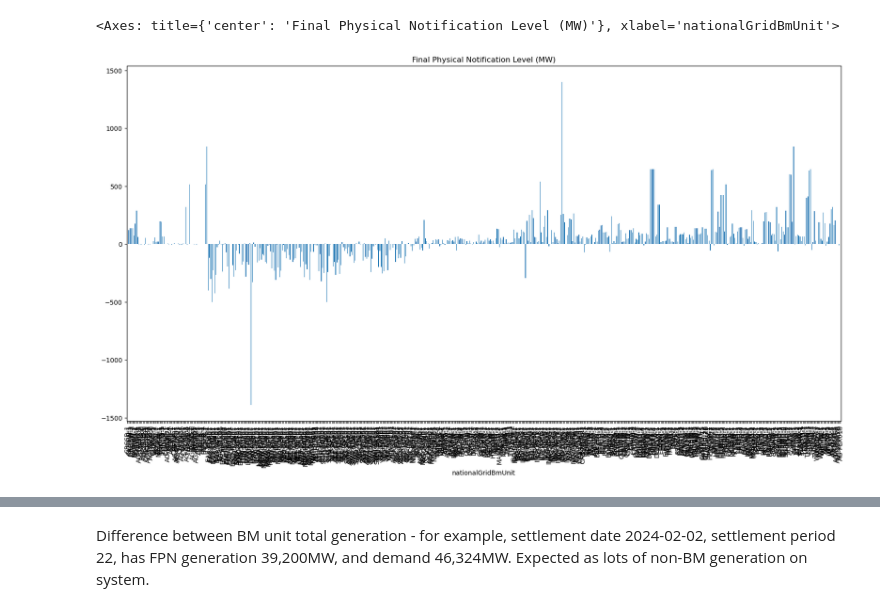
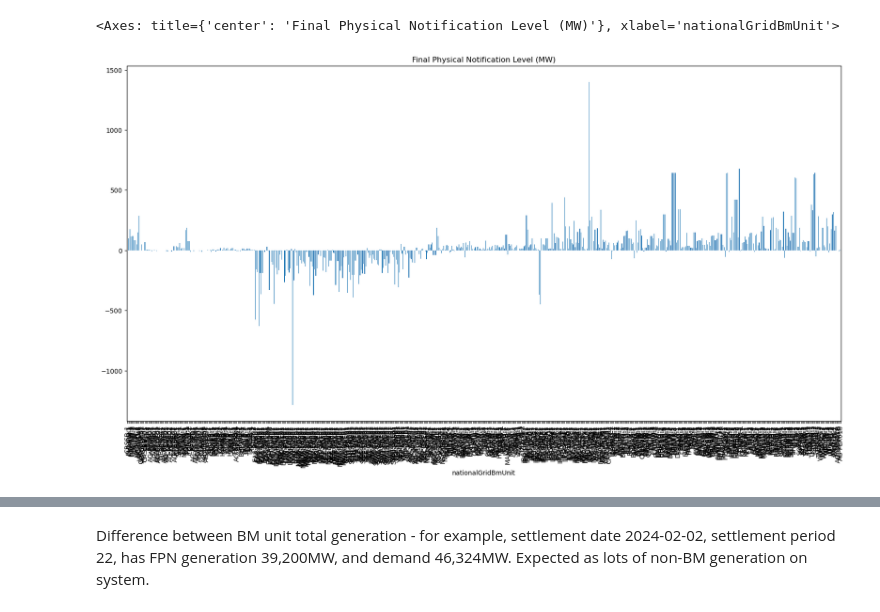
Before and after one commit to LukasFrankenQ/LMP, a Jupyter notebook: notebooks/FPN.ipynb, the cells around one changed output, grey strips where cells are left out. Cells and saved outputs as stored; diff of their text form; code cells hidden in the pictures.

```diff
--- a/notebooks/FPN.ipynb
+++ b/notebooks/FPN.ipynb
@@ -35,6 +35,6 @@ df
 # %%
-ds_plot = df['levelTo'].dropna().astype('float')
+ds_plot = df['levelTo'].fillna('').astype('float')
 ds_plot[ds_plot != 0].plot(kind='bar', figsize=(20, 10), title='Final Physical Notification Level (MW)')
 # %% [output]
 <Axes: title={'center': 'Final Physical Notification Level (MW)'}, xlabel='nationalGridBmUnit'>
-[figure, old version]
+[figure, new version]
```
Also changed, not shown: parts of 7 cells of this notebook, 16 other files.
